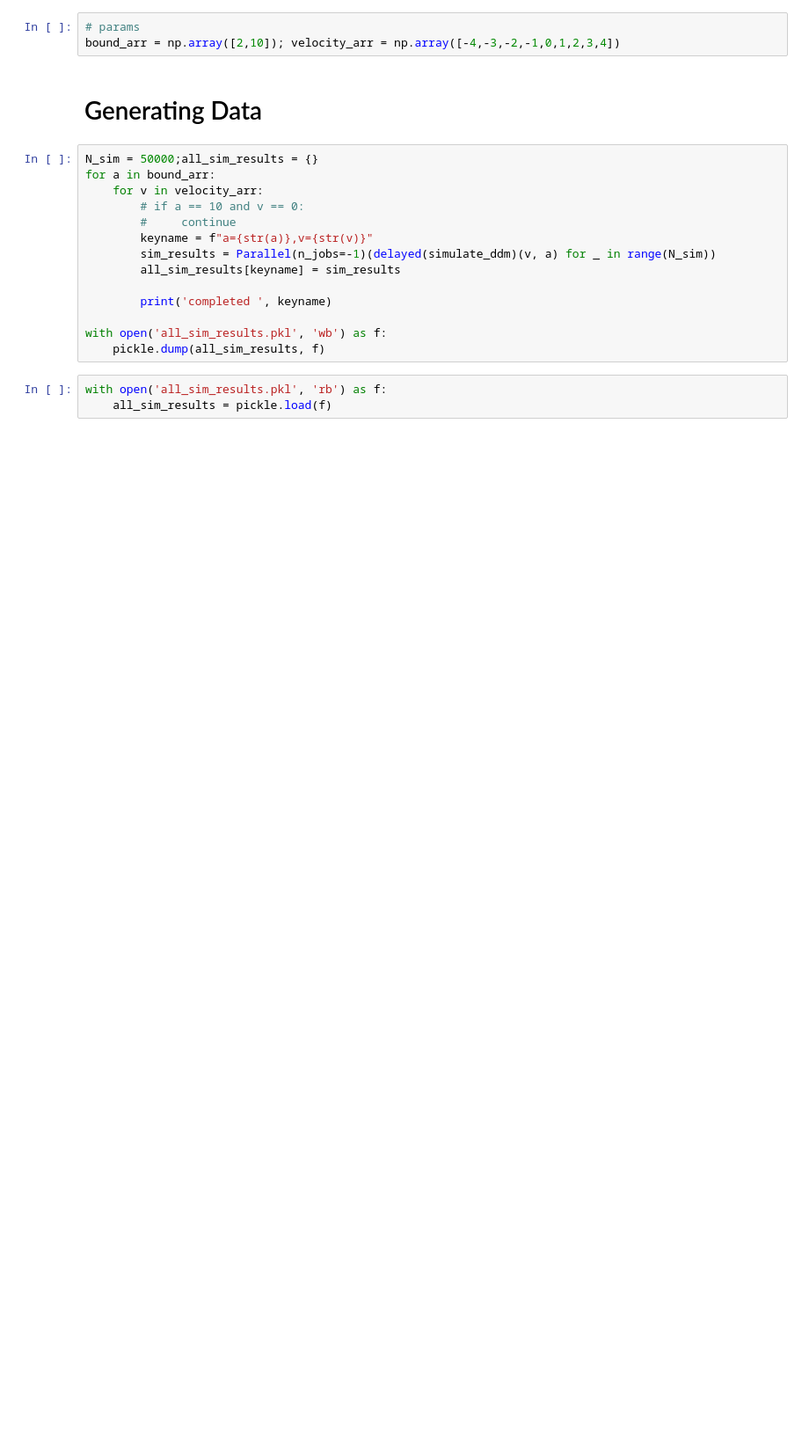
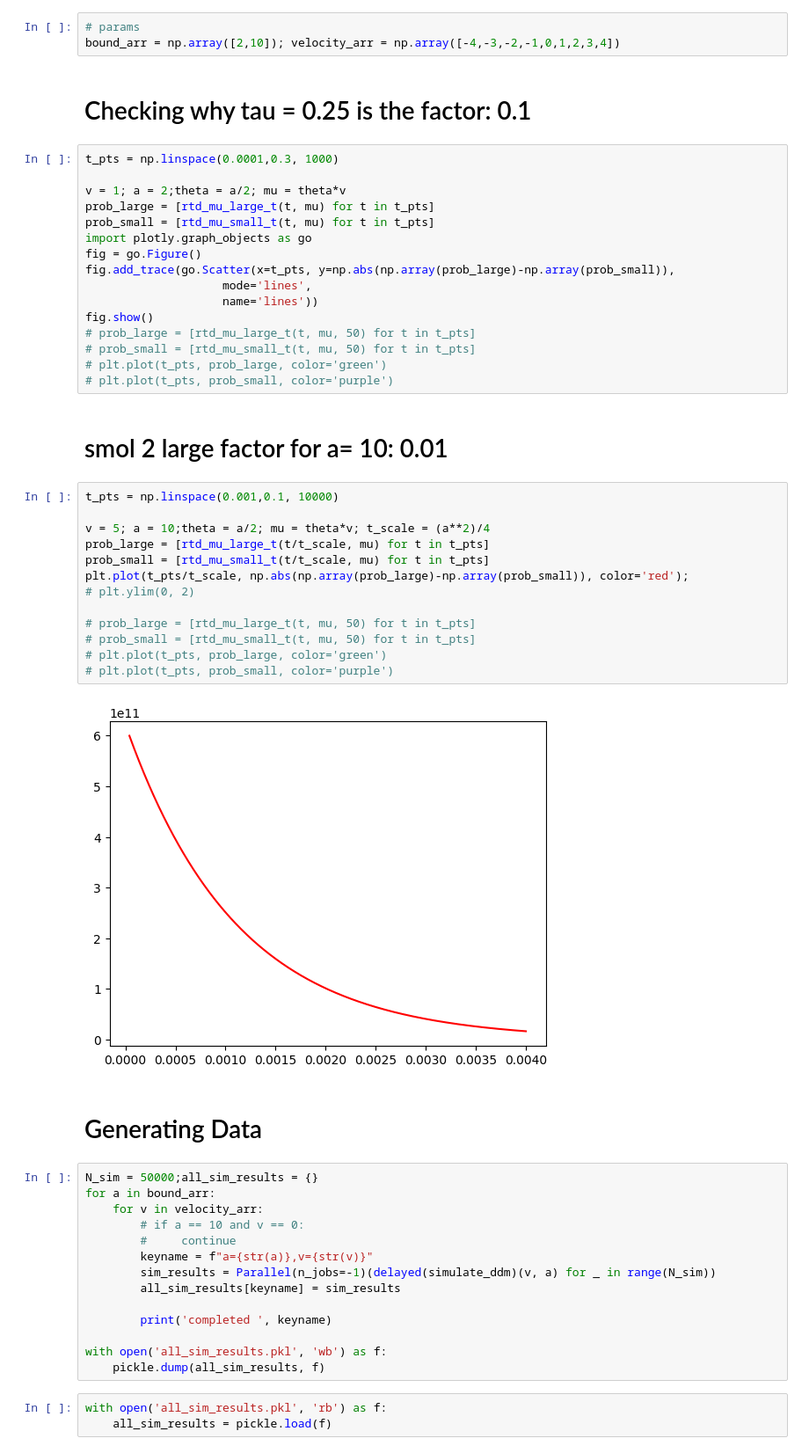
Before and after one commit to rakaar/ai_stats_notes, a Jupyter notebook: neural/ddm_ex21.ipynb, the cells around one changed output. Shown at 88% size. Cells and saved outputs as stored; diff of their text form; blank space fills up the shorter version.

```diff
--- a/neural/ddm_ex21.ipynb
+++ b/neural/ddm_ex21.ipynb
@@ -9,6 +11,41 @@ import pickle
 # %%
 # params
 bound_arr = np.array([2,10]); velocity_arr = np.array([-4,-3,-2,-1,0,1,2,3,4])
+# %% [markdown]
+# Checking why tau = 0.25 is the factor: 0.1
+# %%
+t_pts = np.linspace(0.0001,0.3, 1000)
+
+v = 1; a = 2;theta = a/2; mu = theta*v
+prob_large = [rtd_mu_large_t(t, mu) for t in t_pts]
+prob_small = [rtd_mu_small_t(t, mu) for t in t_pts]
+import plotly.graph_objects as go
+fig = go.Figure()
+fig.add_trace(go.Scatter(x=t_pts, y=np.abs(np.array(prob_large)-np.array(prob_small)),
+                    mode='lines',
+                    name='lines'))
+fig.show()
+# prob_large = [rtd_mu_large_t(t, mu, 50) for t in t_pts]
+# prob_small = [rtd_mu_small_t(t, mu, 50) for t in t_pts]
+# plt.plot(t_pts, prob_large, color='green')
+# plt.plot(t_pts, prob_small, color='purple')
+# %% [markdown]
+# smol 2 large factor for a= 10: 0.01
+# %%
+t_pts = np.linspace(0.001,0.1, 10000)
+
+v = 5; a = 10;theta = a/2; mu = theta*v; t_scale = (a**2)/4
+prob_large = [rtd_mu_large_t(t/t_scale, mu) for t in t_pts]
+prob_small = [rtd_mu_small_t(t/t_scale, mu) for t in t_pts]
+plt.plot(t_pts/t_scale, np.abs(np.array(prob_large)-np.array(prob_small)), color='red');
+# plt.ylim(0, 2)
+
+# prob_large = [rtd_mu_large_t(t, mu, 50) for t in t_pts]
+# prob_small = [rtd_mu_small_t(t, mu, 50) for t in t_pts]
+# plt.plot(t_pts, prob_large, color='green')
+# plt.plot(t_pts, prob_small, color='purple')
+# %% [output]
+[figure, added]
 # %% [markdown]
 # Generating Data
 # %%
```
Also changed, not shown: parts of 3 cells of this notebook, 3 other files.
